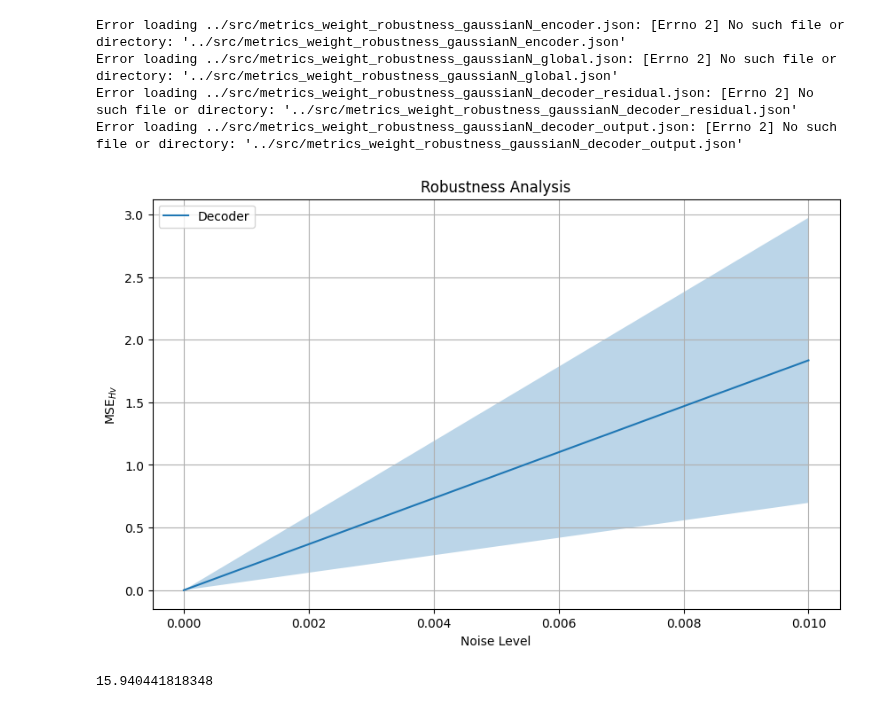
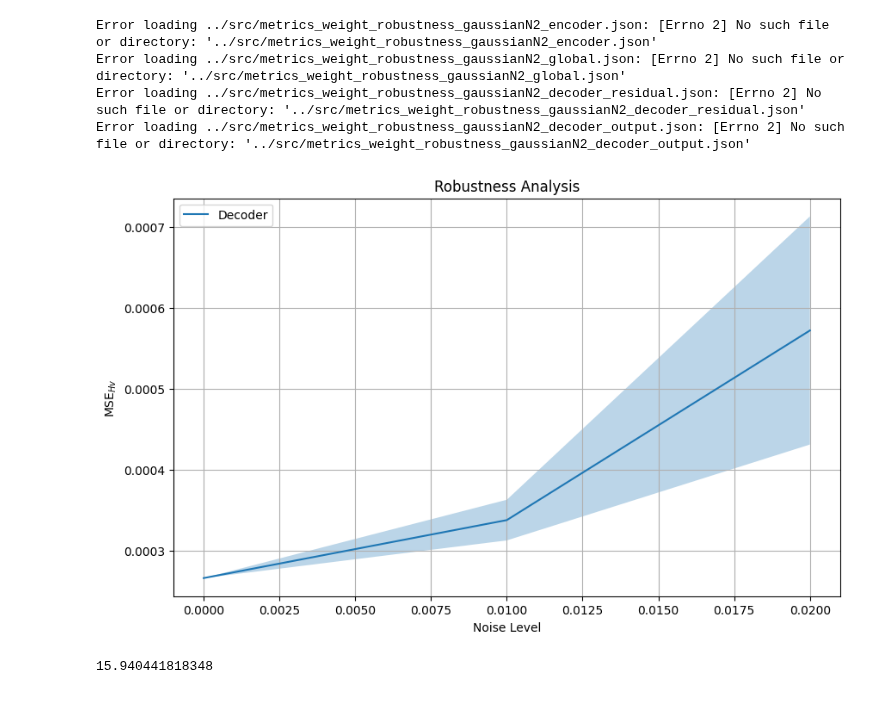
Before and after one commit to Alexander19970212/NHSDF-TOp, a Jupyter notebook: scripts/plot_rubustness_analysis.ipynb, the cells around one changed output. Drawn from its saved outputs; the diff is of its cells as text; code cells hidden in the pictures.

```diff
--- a/scripts/plot_rubustness_analysis.ipynb
+++ b/scripts/plot_rubustness_analysis.ipynb
@@ -17,14 +17,15 @@ experiments = {
 }
 
 # noise_levels = [0.0, 0.001, 0.002, 0.003, 0.004, 0.005, 0.006, 0.007, 0.008, 0.009, 0.01]
-noise_levels = [0.0, 0.01] #, 0.02, 0.03, 0.04, 0.05, 0.06, 0.07, 0.08, 0.09, 0.1]
+# noise_levels = [0.0, 0.01, 0.02] #, 0.03, 0.04, 0.05, 0.06, 0.07, 0.08, 0.09, 0.1]
+noise_levels = [0.0, 0.004, 0.008, 0.01, 0.012, 0.016, 0.02] #, 0.03, 0.04, 0.05, 0.06, 0.07, 0.08, 0.09, 0.1]
 metric_init_value = 0.00026588255423121154
 
 plt.figure(figsize=(10, 6))
 
 for exp_name, file_tag in experiments.items():
     # Construct the filepath for the current experiment's results JSON file
-    file_path = os.path.join(result_dir, f"metrics_weight_robustness_gaussianN_{file_tag}.json")
+    file_path = os.path.join(result_dir, f"metrics_weight_robustness_gaussianN2_{file_tag}.json")
     try:
         with open(file_path, 'r') as f:
             results = json.load(f)
@@ -38,39 +39,39 @@ for exp_name, file_tag in experiments.items():
     std_devs = []
 
     # For each noise level from the predefined list (using the string as key)
     for noise in noise_levels:
         key = str(noise)
         if key in results[run_name]:
             run_vals = np.array(results[run_name][key][metric_name], dtype=float)
-            run_vals = (run_vals - metric_init_value) / metric_init_value
+            # run_vals = (run_vals - metric_init_value) / metric_init_value
             x_vals.append(noise)
             means.append(np.mean(run_vals))
             std_devs.append(np.std(run_vals))
         else:
             print(f"Warning: Noise level {key} not found in {file_path}")
 
     # Convert lists to numpy arrays (useful for plotting)
     x_vals = np.array(x_vals)
     means = np.array(means)
     std_devs = np.array(std_devs)
 
     # Plot the mean results as a line and the variability with fill_between
     plt.plot(x_vals, means, label=exp_name)
     plt.fill_between(x_vals, means - std_devs, means + std_devs, alpha=0.3)
 
 # plt.yscale('log')
 plt.xlabel("Noise Level")
 plt.ylabel("$\\text{MSE}_{Hv}$")
 plt.title("Robustness Analysis")
 plt.legend()
 plt.grid(True)
 plt.show()
 # %% [output]
-Error loading ../src/metrics_weight_robustness_gaussianN_encoder.json: [Errno 2] No such file or directory: '../src/metrics_weight_robustness_gaussianN_encoder.json'
-Error loading ../src/metrics_weight_robustness_gaussianN_global.json: [Errno 2] No such file or directory: '../src/metrics_weight_robustness_gaussianN_global.json'
-Error loading ../src/metrics_weight_robustness_gaussianN_decoder_residual.json: [Errno 2] No such file or directory: '../src/metrics_weight_robustness_gaussianN_decoder_residual.json'
-Error loading ../src/metrics_weight_robustness_gaussianN_decoder_output.json: [Errno 2] No such file or directory: '../src/metrics_weight_robustness_gaussianN_decoder_output.json'
+Error loading ../src/metrics_weight_robustness_gaussianN2_encoder.json: [Errno 2] No such file or directory: '../src/metrics_weight_robustness_gaussianN2_encoder.json'
+Error loading ../src/metrics_weight_robustness_gaussianN2_global.json: [Errno 2] No such file or directory: '../src/metrics_weight_robustness_gaussianN2_global.json'
+Error loading ../src/metrics_weight_robustness_gaussianN2_decoder_residual.json: [Errno 2] No such file or directory: '../src/metrics_weight_robustness_gaussianN2_decoder_residual.json'
+Error loading ../src/metrics_weight_robustness_gaussianN2_decoder_output.json: [Errno 2] No such file or directory: '../src/metrics_weight_robustness_gaussianN2_decoder_output.json'
-[figure, old version]
+[figure, new version]
 # %%
 print((0.004504167940467596 - metric_init_value) / metric_init_value)
 # %% [output]
```
Also changed, not shown: 1 other file.
